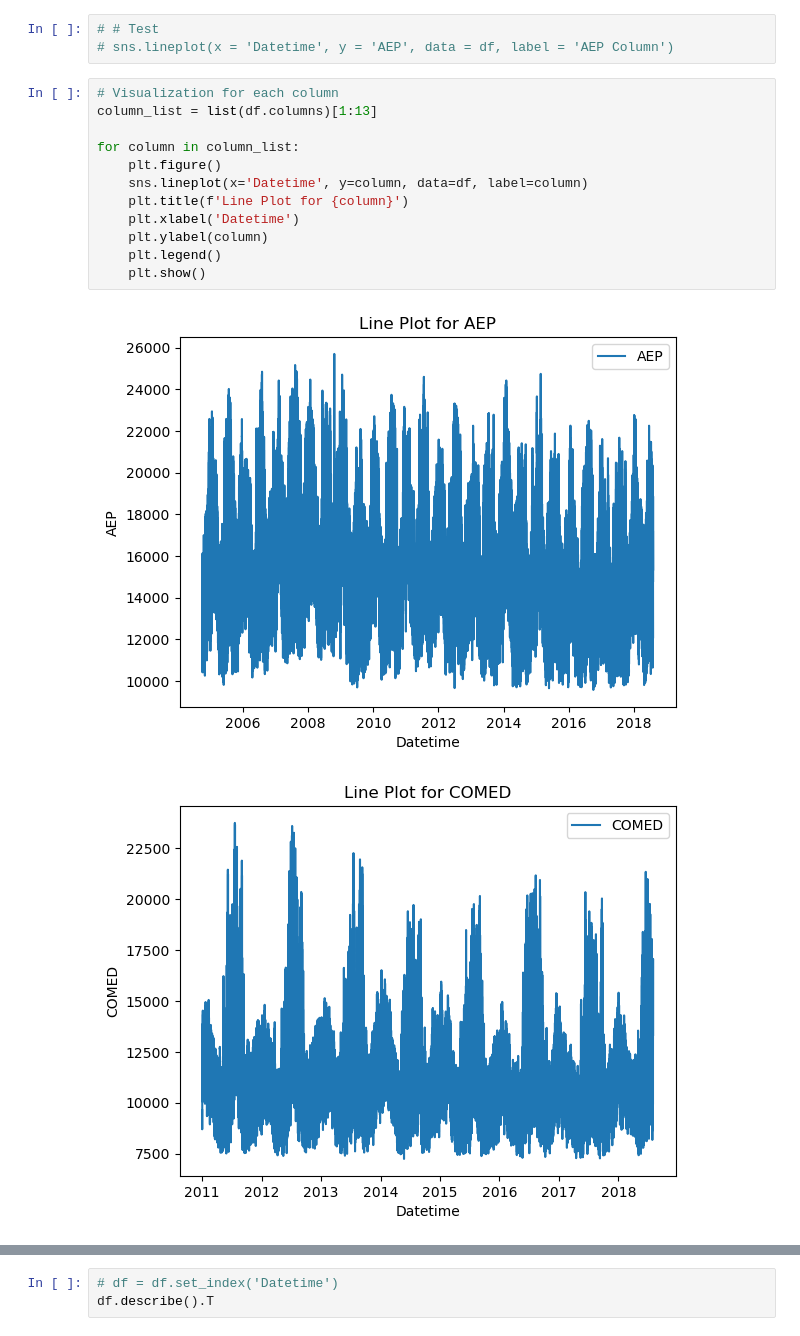
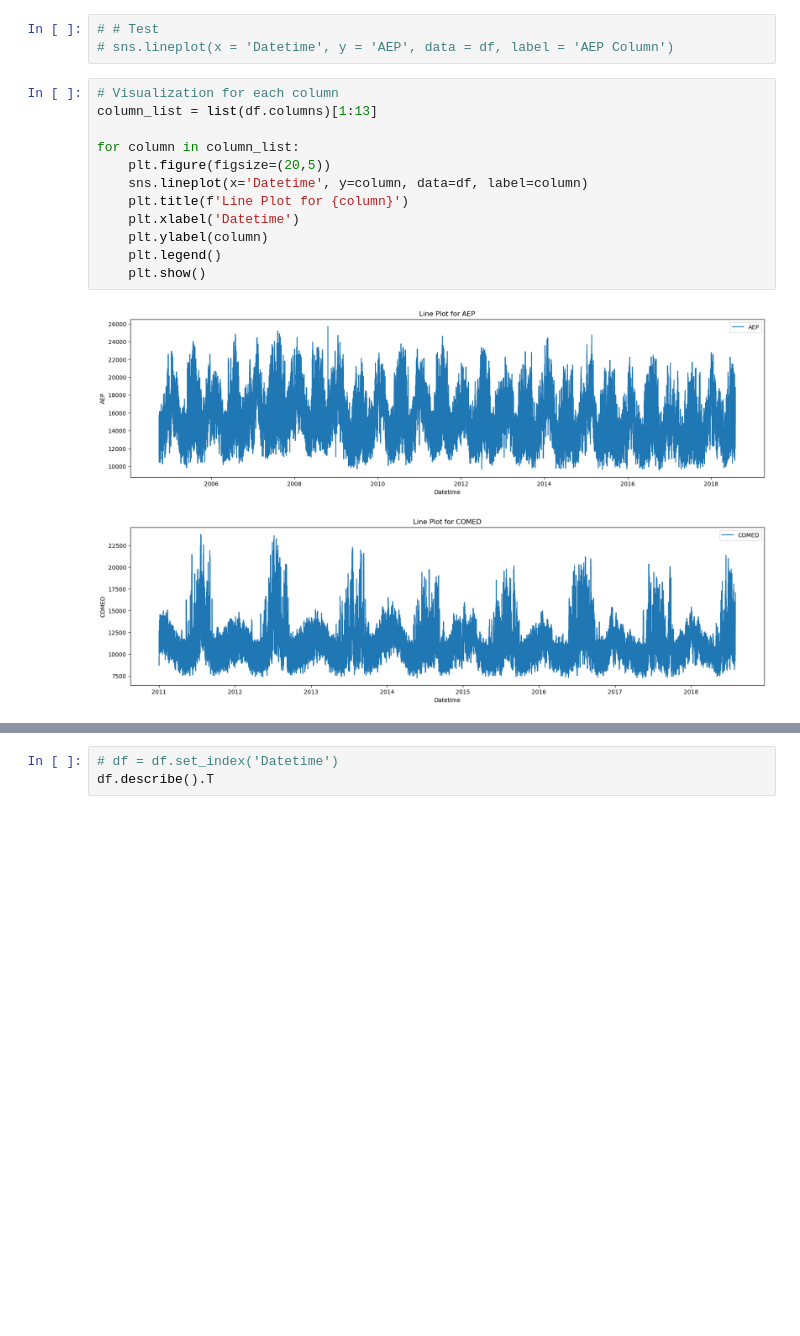
Before and after one commit to leej9233/TimeSeries, a Jupyter notebook: Energy_Cosumption/Energy_Consumption.ipynb, the cells around one changed output, grey strips where cells are left out. Saved outputs shown, nothing was run; the diff lists cells and outputs as text; blank space fills up the shorter version.

```diff
--- a/Energy_Cosumption/Energy_Consumption.ipynb
+++ b/Energy_Cosumption/Energy_Consumption.ipynb
@@ -125,15 +125,15 @@ df.head()
 # %%
 # Visualization for each column
 column_list = list(df.columns)[1:13]
 
 for column in column_list:
-    plt.figure()
+    plt.figure(figsize=(20,5))
     sns.lineplot(x='Datetime', y=column, data=df, label=column)
     plt.title(f'Line Plot for {column}')
     plt.xlabel('Datetime')
     plt.ylabel(column)
     plt.legend()
     plt.show()
 # %% [output]
-[figure, old version]
+[figure, new version]
-[figure, old version]
+[figure, new version]
```
Also changed, not shown: parts of 33 cells of this notebook.
